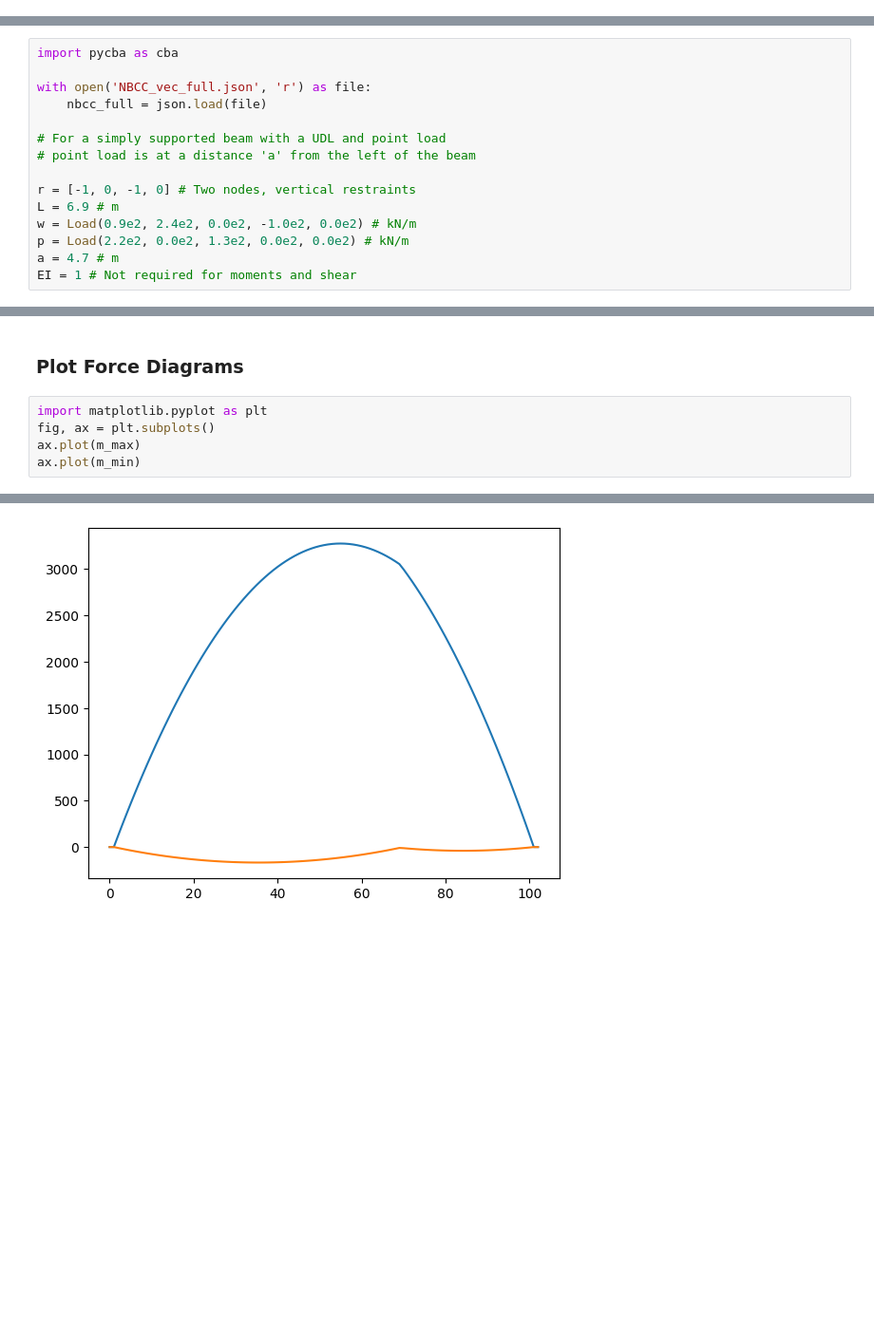
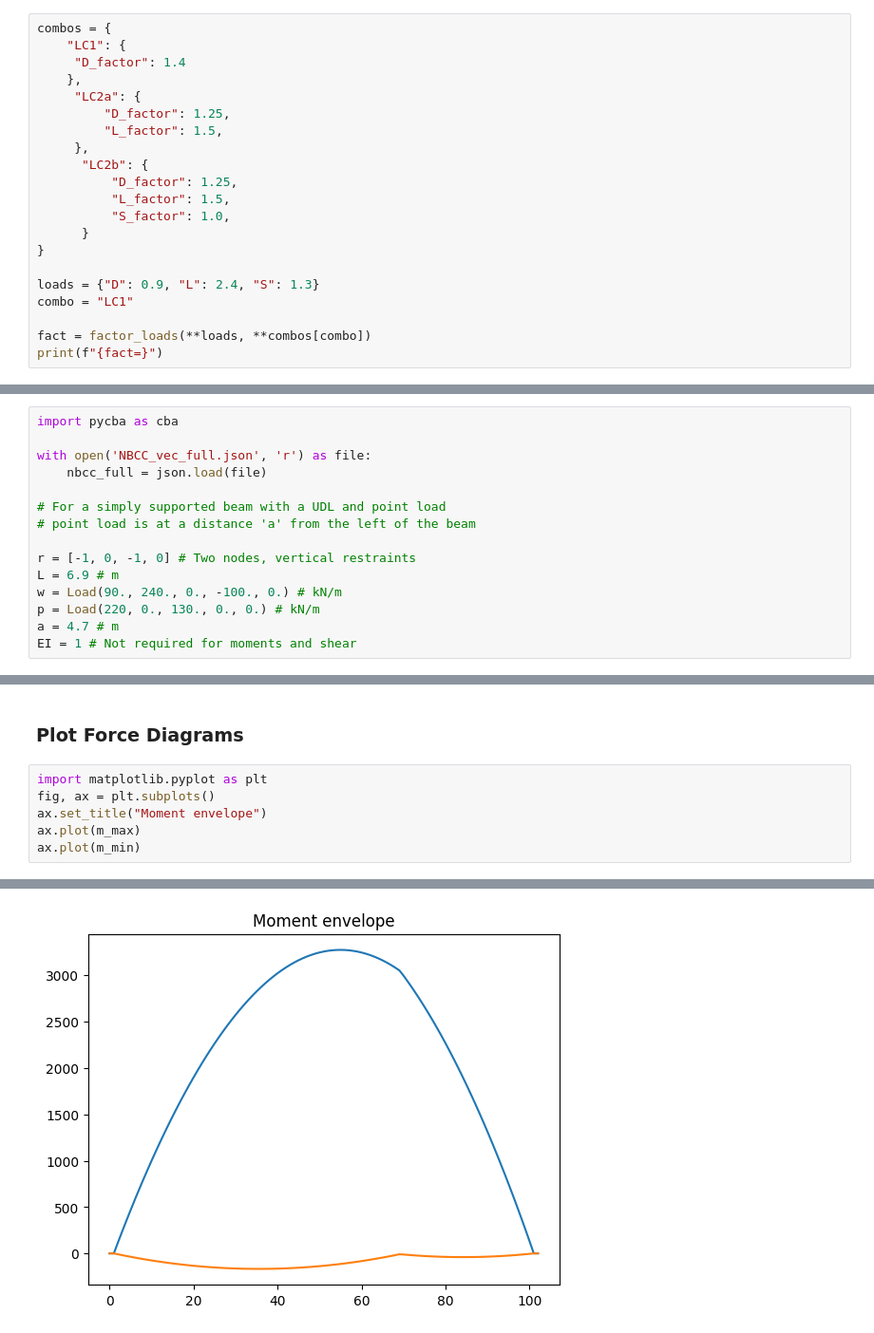
Before and after one commit to StructuralPythonVideos/01_LoadFactors, a Jupyter notebook: loads.ipynb, the cells around one changed output, grey strips where cells are left out. Shown at 95% size. Drawn from its saved outputs; the diff is of its cells as text; blank space fills up the shorter version.

```diff
--- a/loads.ipynb
+++ b/loads.ipynb
@@ -127,0 +119,21 @@ fact_lc2a=212.5
+# %%
+combos = {
+    "LC1": {
+     "D_factor": 1.4
+    },
+     "LC2a": {
+         "D_factor": 1.25,
+         "L_factor": 1.5,
+     },
+      "LC2b": {
+          "D_factor": 1.25,
+          "L_factor": 1.5,
+          "S_factor": 1.0,
+      }
+}
+
+loads = {"D": 0.9, "L": 2.4, "S": 1.3}
+combo = "LC1"
+
+fact = factor_loads(**loads, **combos[combo])
+print(f"{fact=}")
@@ -616,8 +658,8 @@ with open('NBCC_vec_full.json', 'r') as file:
 
 r = [-1, 0, -1, 0] # Two nodes, vertical restraints
 L = 6.9 # m
-w = Load(0.9e2, 2.4e2, 0.0e2, -1.0e2, 0.0e2) # kN/m
-p = Load(2.2e2, 0.0e2, 1.3e2, 0.0e2, 0.0e2) # kN/m
+w = Load(90., 240., 0., -100., 0.) # kN/m
+p = Load(220, 0., 130., 0., 0.) # kN/m
 a = 4.7 # m
 EI = 1 # Not required for moments and shear
 # %%
@@ -683,11 +736,12 @@ r1_min = factored_min(np.array(r0_results), nbcc_full)
 # %%
 import matplotlib.pyplot as plt
 fig, ax = plt.subplots()
+ax.set_title("Moment envelope")
 ax.plot(m_max)
 ax.plot(m_min)
 # %% [output]
 [<matplotlib.lines.Line2D at 0x...>]
-[figure, old version]
+[figure, new version]
 # %%
 import matplotlib.pyplot as plt
 fig, ax = plt.subplots()
```
Also changed, not shown: parts of 14 cells of this notebook.
